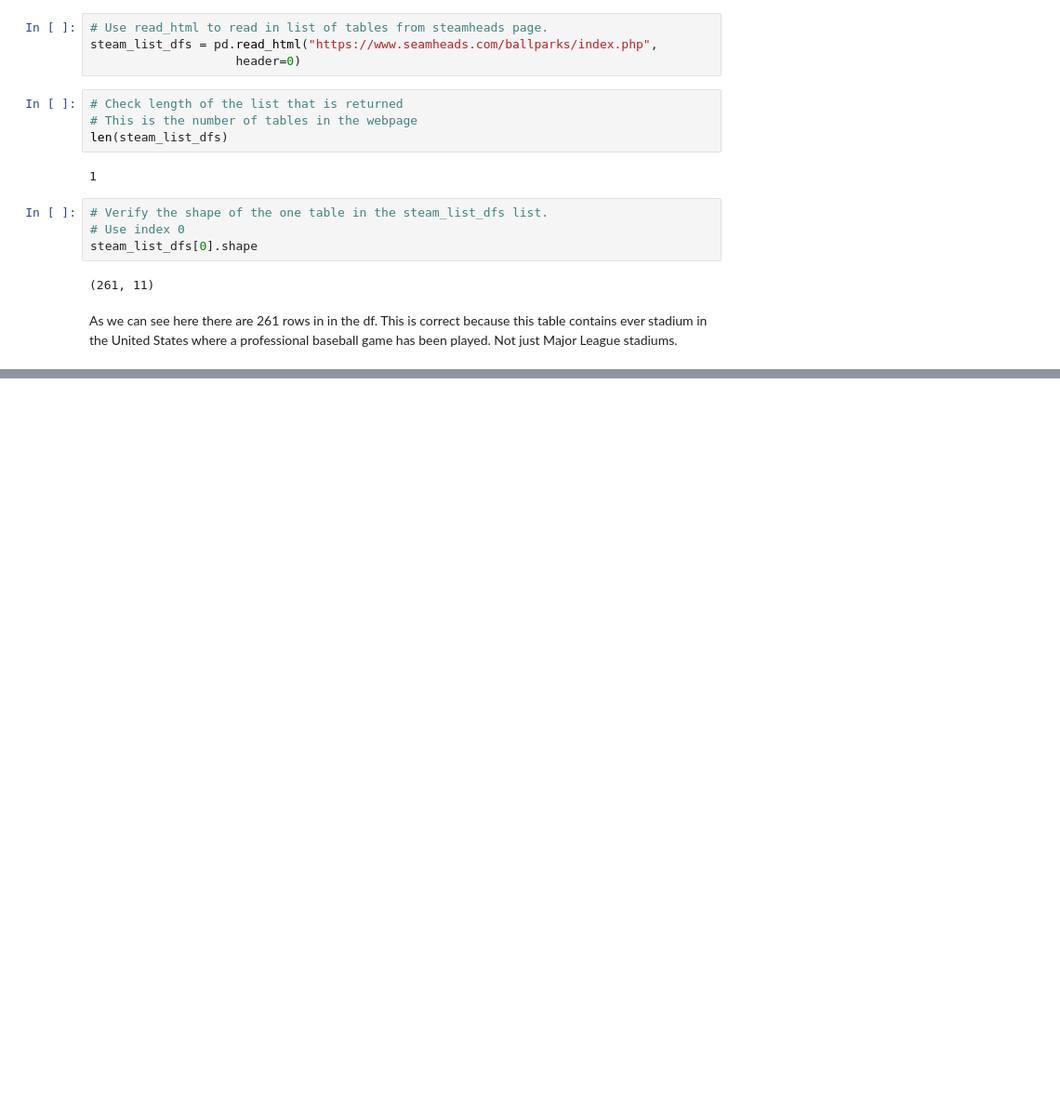
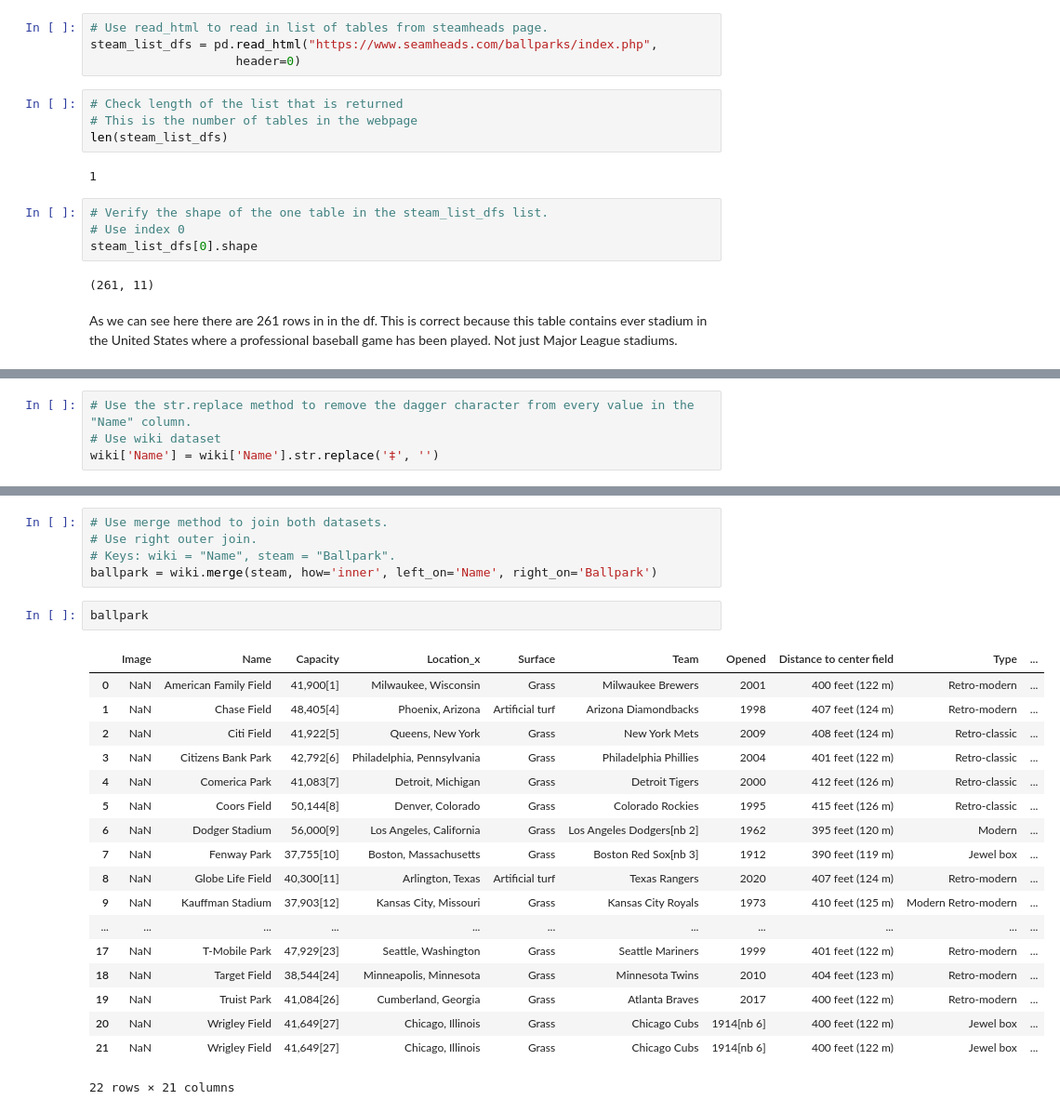
Before and after one commit to Matt-Heinen/DSC-540, a Jupyter notebook: Term Project/Heinen_DSC540_Milestone_3.ipynb, the cells around one changed output, grey strips where cells are left out. Shown at 93% size. Saved outputs shown, nothing was run; the diff lists cells and outputs as text; blank space fills up the shorter version.

```diff
--- a/Term Project/Heinen_DSC540_Milestone_3.ipynb
+++ b/Term Project/Heinen_DSC540_Milestone_3.ipynb
@@ -97,0 +132,4 @@ As we can see here there are 261 rows in in the df. This is correct because this
+# %%
+# Use the str.replace method to remove the dagger character from every value in the "Name" column.
+# Use wiki dataset
+wiki['Name'] = wiki['Name'].str.replace('‡', '')
@@ -97,0 +201,26 @@ As we can see here there are 261 rows in in the df. This is correct because this
+# %%
+# Use merge method to join both datasets.
+# Use right outer join.
+# Keys: wiki = "Name", steam = "Ballpark".
+ballpark = wiki.merge(steam, how='inner', left_on='Name', right_on='Ballpark')
+# %%
+ballpark
+# %% [output]
+|  | Image | Name | Capacity | Location_x | Surface | Team | Opened | Distance to center field | Type | ... |
+| 0 | NaN | American Family Field | 41,900[1] | Milwaukee, Wisconsin | Grass | Milwaukee Brewers | 2001 | 400 feet (122 m) | Retro-modern | ... |
+| 1 | NaN | Chase Field | 48,405[4] | Phoenix, Arizona | Artificial turf | Arizona Diamondbacks | 1998 | 407 feet (124 m) | Retro-modern | ... |
+| 2 | NaN | Citi Field | 41,922[5] | Queens, New York | Grass | New York Mets | 2009 | 408 feet (124 m) | Retro-classic | ... |
+| 3 | NaN | Citizens Bank Park | 42,792[6] | Philadelphia, Pennsylvania | Grass | Philadelphia Phillies | 2004 | 401 feet (122 m) | Retro-classic | ... |
+| 4 | NaN | Comerica Park | 41,083[7] | Detroit, Michigan | Grass | Detroit Tigers | 2000 | 412 feet (126 m) | Retro-classic | ... |
+| 5 | NaN | Coors Field | 50,144[8] | Denver, Colorado | Grass | Colorado Rockies | 1995 | 415 feet (126 m) | Retro-classic | ... |
+| 6 | NaN | Dodger Stadium | 56,000[9] | Los Angeles, California | Grass | Los Angeles Dodgers[nb 2] | 1962 | 395 feet (120 m) | Modern | ... |
+| 7 | NaN | Fenway Park | 37,755[10] | Boston, Massachusetts | Grass | Boston Red Sox[nb 3] | 1912 | 390 feet (119 m) | Jewel box | ... |
+| 8 | NaN | Globe Life Field | 40,300[11] | Arlington, Texas | Artificial turf | Texas Rangers | 2020 | 407 feet (124 m) | Retro-modern | ... |
+| 9 | NaN | Kauffman Stadium | 37,903[12] | Kansas City, Missouri | Grass | Kansas City Royals | 1973 | 410 feet (125 m) | Modern Retro-modern | ... |
+| ... | ... | ... | ... | ... | ... | ... | ... | ... | ... | ... |
+| 17 | NaN | T-Mobile Park | 47,929[23] | Seattle, Washington | Grass | Seattle Mariners | 1999 | 401 feet (122 m) | Retro-modern | ... |
+| 18 | NaN | Target Field | 38,544[24] | Minneapolis, Minnesota | Grass | Minnesota Twins | 2010 | 404 feet (123 m) | Retro-modern | ... |
+| 19 | NaN | Truist Park | 41,084[26] | Cumberland, Georgia | Grass | Atlanta Braves | 2017 | 400 feet (122 m) | Retro-modern | ... |
+| 20 | NaN | Wrigley Field | 41,649[27] | Chicago, Illinois | Grass | Chicago Cubs | 1914[nb 6] | 400 feet (122 m) | Jewel box | ... |
+| 21 | NaN | Wrigley Field | 41,649[27] | Chicago, Illinois | Grass | Chicago Cubs | 1914[nb 6] | 400 feet (122 m) | Jewel box | ... |
+22 rows × 21 columns
```
Also changed, not shown: parts of 12 cells of this notebook.
